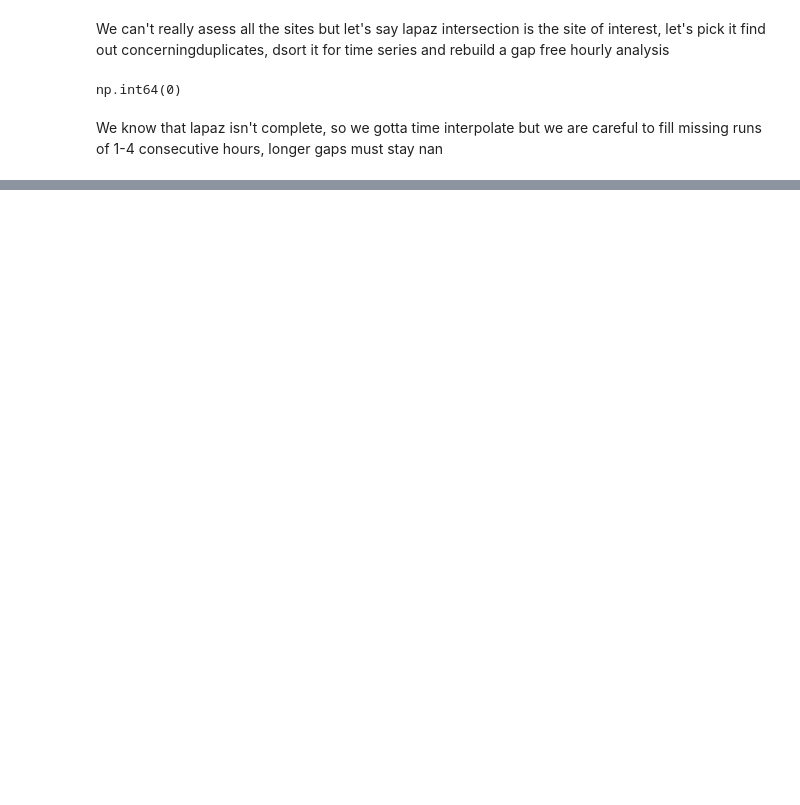
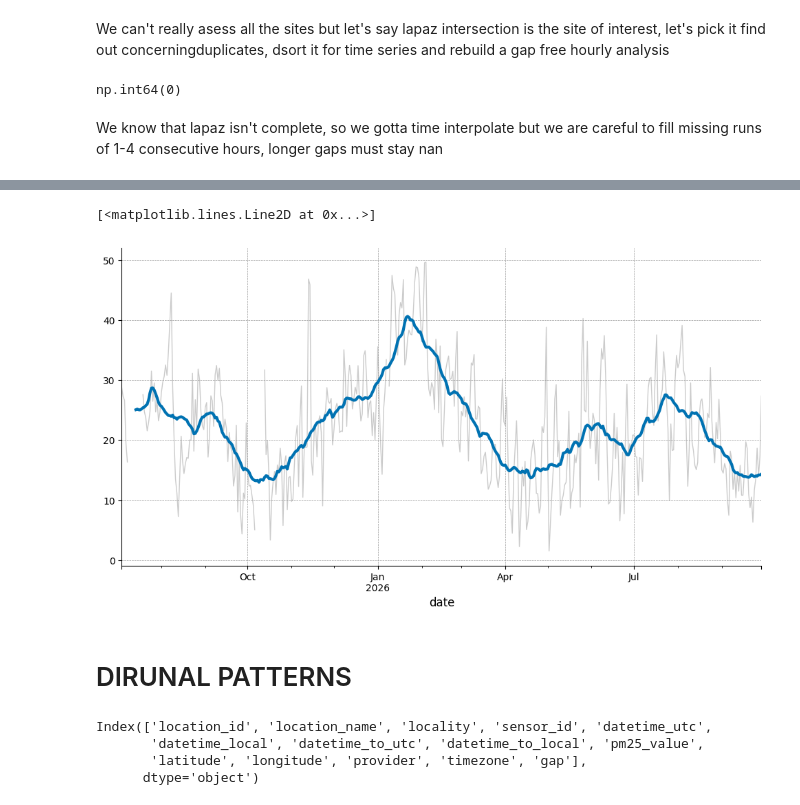
Before and after one commit to raidenkhan/Accra_sensor_data_science_project, a Jupyter notebook: Sensor_analysis.ipynb, the cells around one changed output, grey strips where cells are left out. Saved outputs shown, nothing was run; the diff lists cells and outputs as text; code cells hidden in the pictures; blank space fills up the shorter version.

Commit message:
Inlcude interpolation as well as duirnal patterns

```diff
--- a/Sensor_analysis.ipynb
+++ b/Sensor_analysis.ipynb
@@ -112,0 +182,23 @@ lapaz['pm25_value_filled']=lapaz['pm25_value'].fillna(lapaz['pm25_value'].rollin
+# %%
+#oksy we've got only few gaps, let's interpolate the data for tema port, we will use the same approach as lapaz intersection
+tema_port_full=tema_port.resample('1H').asfreq()
+tema_port_full['pm25_value_filled']=tema_port_full['pm25_value'].interpolate(method='time',limit=4)
+# %%
+#let's do the same plots for tema
+tema_port_full_daily=tema_port_full['pm25_value_filled'].resample("D").mean()
+tema_port_full_monnthly=tema_port_full['pm25_value_filled'].resample("M").mean()
+tpgrah=tema_port_full_daily.plot(figsize=(12,6),color=GRAY,linewidth=1,alpha=0.5)
+tema_port_full_daily_rolling=tema_port_full_daily.rolling(30,center=True,min_periods=15).mean()
+tpgrah.plot(tema_port_full_daily_rolling,color=BLUE,linewidth=3)
+# %% [output]
+[<matplotlib.lines.Line2D at 0x...>]
+[figure, added]
+# %% [markdown]
+# DIRUNAL PATTERNS
+# %%
+lapaz.columns
+# %% [output]
+Index(['location_id', 'location_name', 'locality', 'sensor_id', 'datetime_utc',
+       'datetime_local', 'datetime_to_utc', 'datetime_to_local', 'pm25_value',
+       'latitude', 'longitude', 'provider', 'timezone', 'gap'],
+      dtype='object')
```
Also changed, not shown: parts of 13 cells of this notebook.
